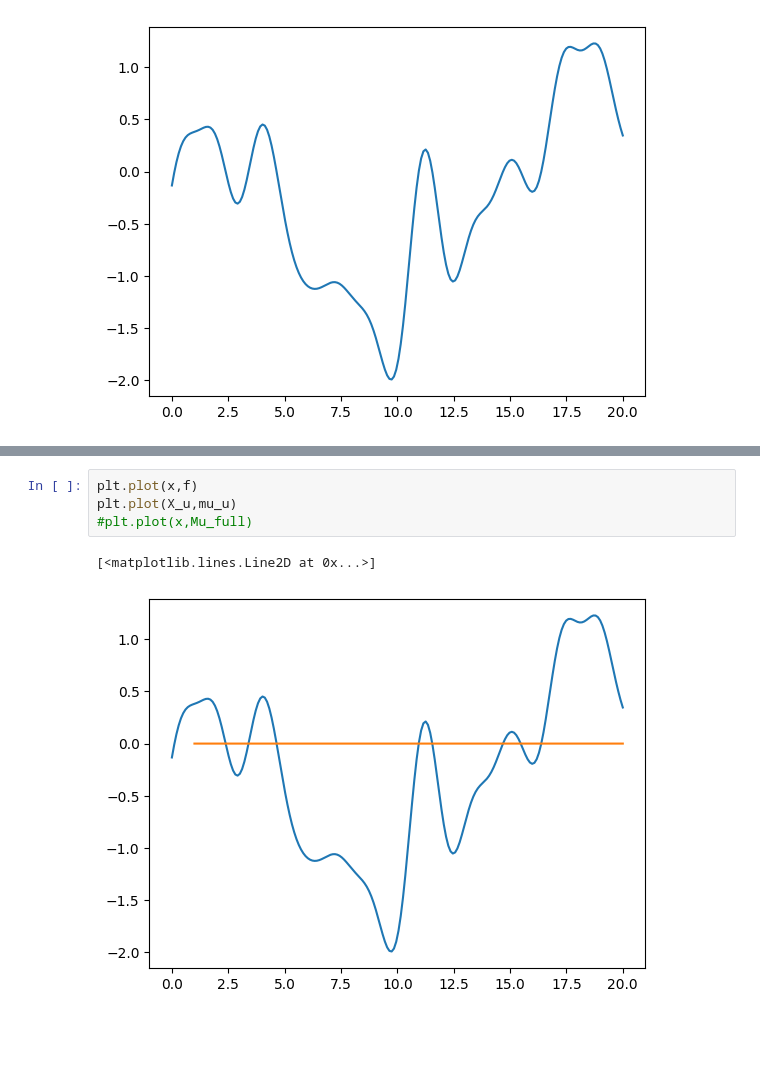
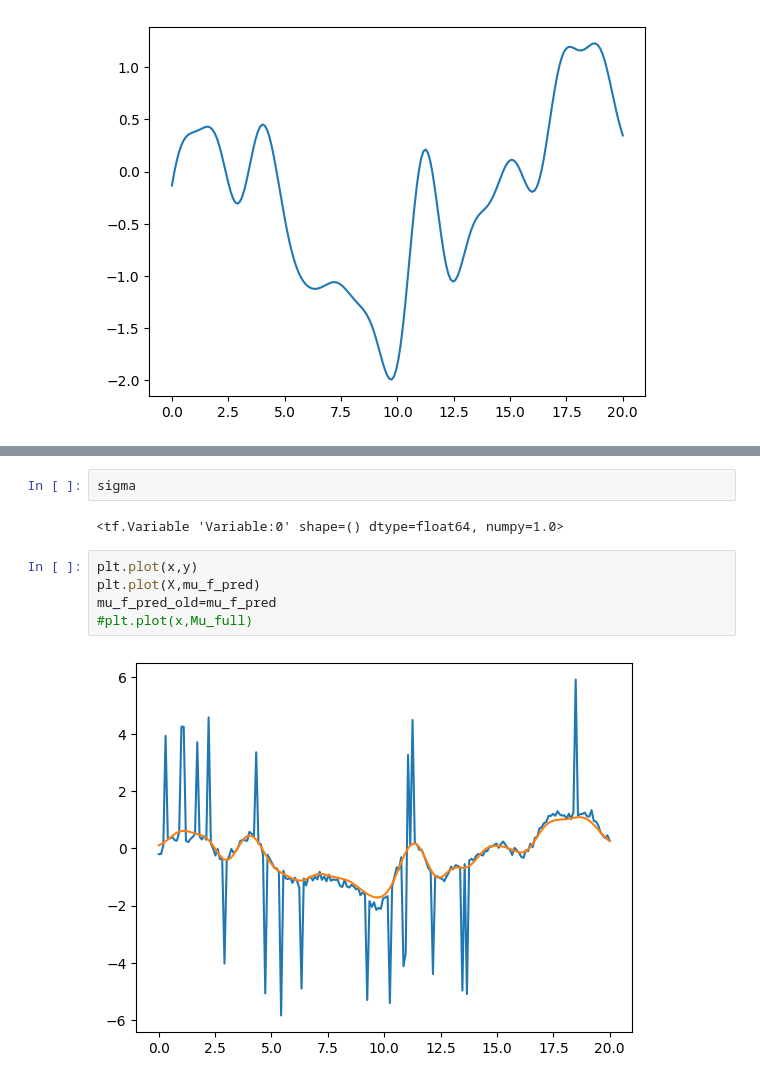
Before and after one commit to PGAcarlesi/LOSS_OPT, a Jupyter notebook: notebooks/sparse_prove_new.ipynb, the cells around one changed output, grey strips where cells are left out. Saved outputs shown, nothing was run; the diff lists cells and outputs as text; blank space fills up the shorter version.

```diff
--- a/notebooks/sparse_prove_new.ipynb
+++ b/notebooks/sparse_prove_new.ipynb
@@ -284,7 +400,11 @@ lengthscale
+# %%
+sigma
+# %% [output]
+<tf.Variable 'Variable:0' shape=() dtype=float64, numpy=1.0>
 # %%
-plt.plot(x,f)
-plt.plot(X_u,mu_u)
+plt.plot(x,y)
+plt.plot(X,mu_f_pred)
+mu_f_pred_old=mu_f_pred
 #plt.plot(x,Mu_full)
 # %% [output]
-[<matplotlib.lines.Line2D at 0x...>]
-[figure, old version]
+[figure, new version]
```
Also changed, not shown: parts of 20 cells of this notebook, 8 other files.
